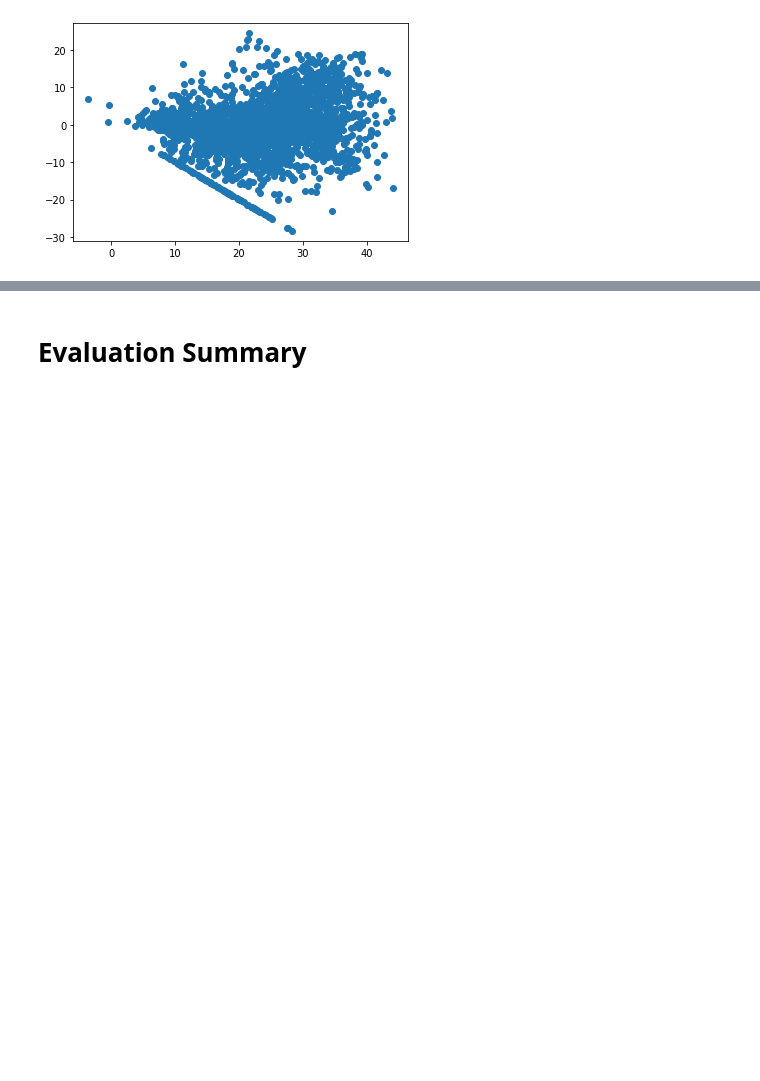
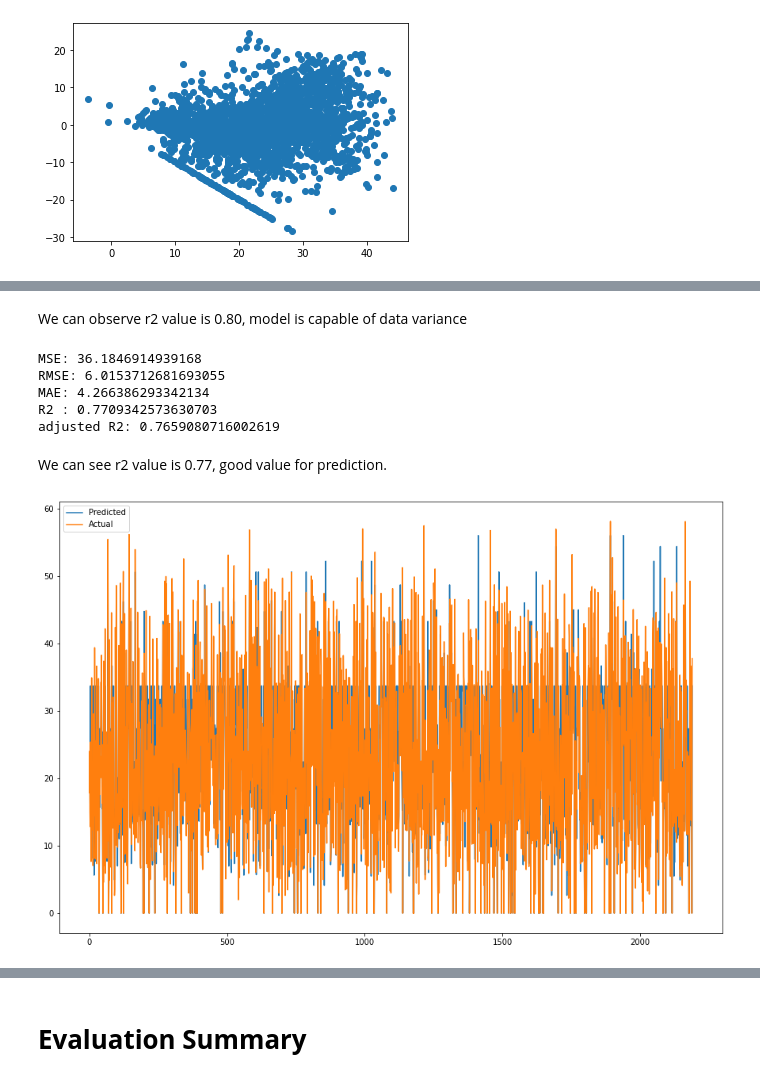
Before and after one commit to Meghanah97/Individual_project_bike_sharing_demand_prediction, a Jupyter notebook: Bike_Sharing_Demand_Prediction_Capstone_Project.ipynb, the cells around one changed output, grey strips where cells are left out. Saved outputs shown, nothing was run; the diff lists cells and outputs as text; code cells hidden in the pictures; blank space fills up the shorter version.

```diff
--- a/Bike_Sharing_Demand_Prediction_Capstone_Project.ipynb
+++ b/Bike_Sharing_Demand_Prediction_Capstone_Project.ipynb
@@ -1247,0 +1265,9 @@ plt.scatter((y_pred_test_elasticregr),(y_test)-(y_pred_test_elasticregr));
+# %%
+dt_model = DecisionTreeRegressor()
+
+# Grid search
+dt_grid = GridSearchCV(estimator=dt_model,
+                       param_grid = param_dt,
+                       cv = 5, verbose=2, scoring='r2')
+
+dt_grid.fit(X_train,Y_train)
@@ -1247,0 +1305,5 @@ plt.scatter((y_pred_test_elasticregr),(y_test)-(y_pred_test_elasticregr));
+# %%
+dt_optimal_model =dt_grid.best_estimator_
+# %%
+y_pred_dt_test=dt_optimal_model.predict(X_test)
+y_pred_dt_train=dt_optimal_model.predict(X_train)
@@ -1247,0 +1329,2 @@ plt.scatter((y_pred_test_elasticregr),(y_test)-(y_pred_test_elasticregr));
+# %% [markdown]
+We can observe r2 value is 0.80, model is capable of data variance
@@ -1247,0 +1341,22 @@ plt.scatter((y_pred_test_elasticregr),(y_test)-(y_pred_test_elasticregr));
+# %%
+from sklearn.metrics import mean_squared_error
+MSE_linear=mean_squared_error(y_test,y_pred_dt_test)
+print("MSE:",MSE_linear)
+RMSE_linear=np.sqrt(MSE_linear)
+print("RMSE:",RMSE_linear)
+MAE_linear=mean_absolute_error(y_test,y_pred_dt_test)
+print("MAE:",MAE_linear)
+
+from sklearn.metrics import r2_score
+r2_linear=r2_score((y_test),(y_pred_dt_test))
+print("R2 :",r2_linear)
+adjusted_R2_linear=(1-(1-r2_score((y_test),(y_pred_dt_test)))*((X_test.shape[0]-1)/(X_test.shape[0]-X_test.shape[1]-1)))
+print("adjusted R2:",1-(1-r2_score((y_test),(y_pred_dt_test)))*((X_test.shape[0]-1)/(X_test.shape[0]-X_test.shape[1]-1)))
+# %% [output]
+MSE: 36.1846914939168
+RMSE: 6.0153712681693055
+MAE: 4.266386293342134
+R2 : 0.7709342573630703
+adjusted R2: 0.7659080716002619
+# %% [markdown]
+We can see r2 value is 0.77, good value for prediction.
@@ -1247,0 +1373,8 @@ plt.scatter((y_pred_test_elasticregr),(y_test)-(y_pred_test_elasticregr));
+# %%
+plt.figure(figsize=(15,10))
+plt.plot(np.array(y_pred_dt_test))
+plt.plot(np.array((y_test)))
+plt.legend(["Predicted","Actual"])
+plt.show()
+# %% [output]
+[figure, added]
```
Also changed, not shown: parts of 86 cells of this notebook.
